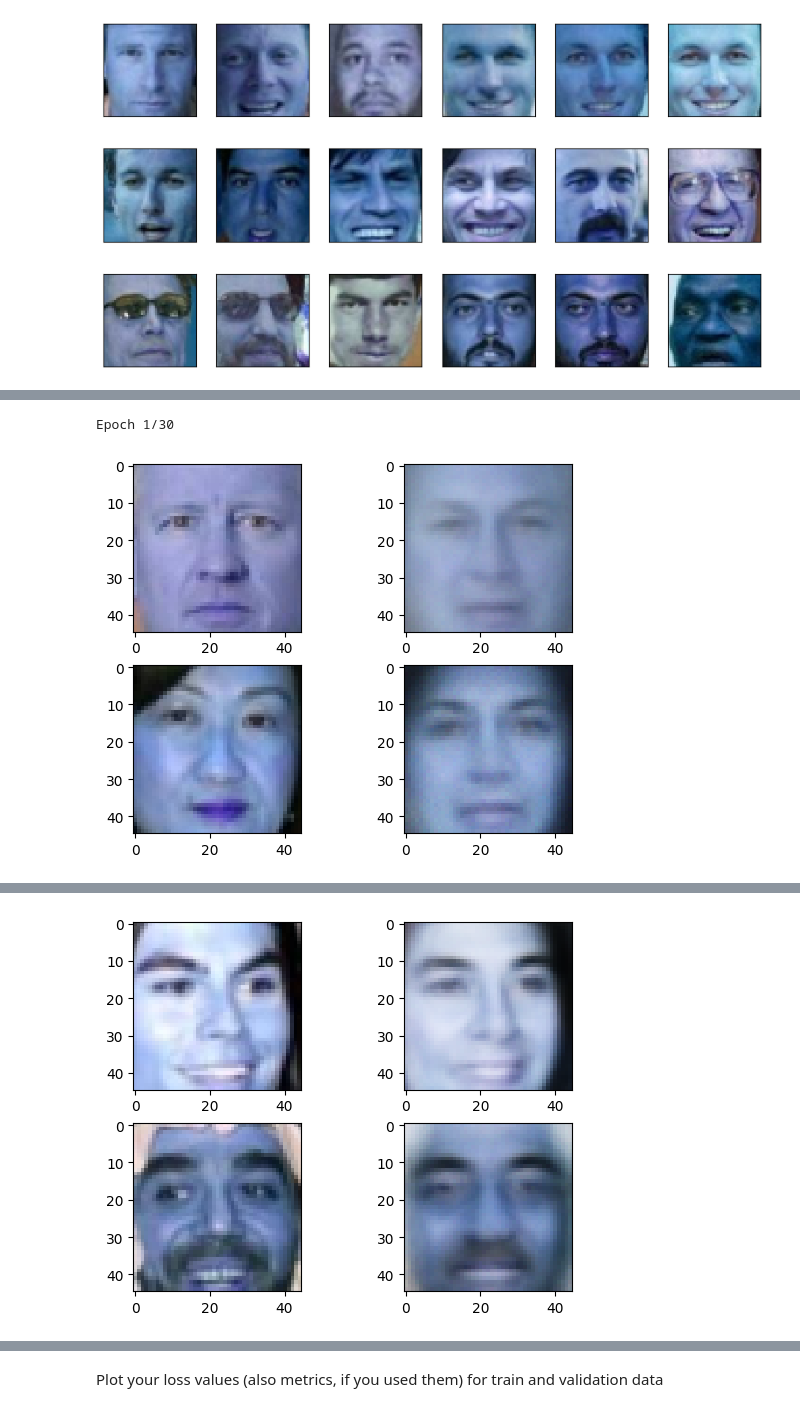
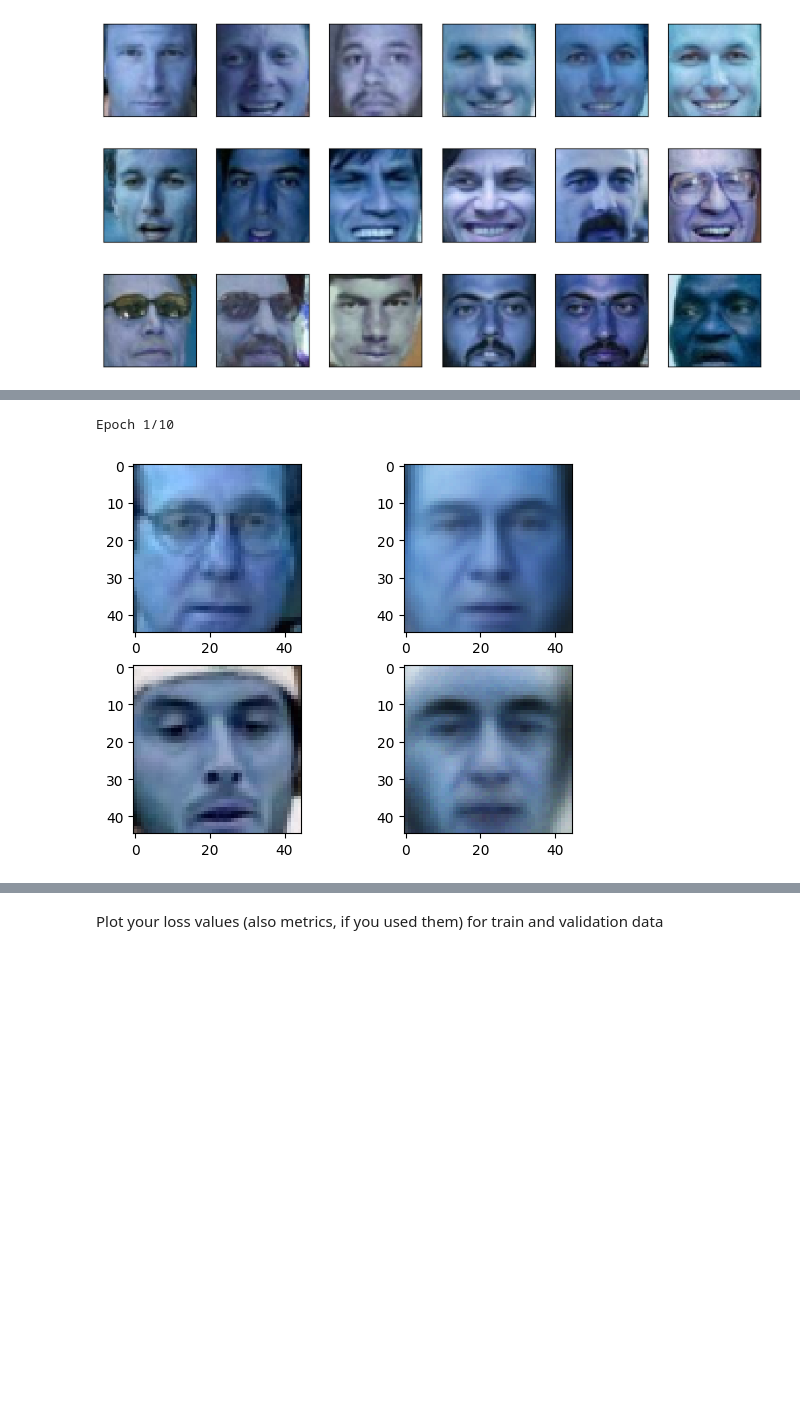
Before and after one commit to gayaneghazaryan/ACA_Advanced_ML_HW, a Jupyter notebook: ACA_VAE_Gayane_Ghazaryan.ipynb, the cells around one changed output, grey strips where cells are left out. Cells and saved outputs as stored; diff of their text form; code cells hidden in the pictures; blank space fills up the shorter version.

```diff
--- a/ACA_VAE_Gayane_Ghazaryan.ipynb
+++ b/ACA_VAE_Gayane_Ghazaryan.ipynb
@@ -147,13 +147,13 @@ model.build(input_shape=X_train.shape)
 # %%
 # Train your autoencoder
 # Add validation data
 # Visualize progress in reconstruction and loss decay
 history = model.fit(
     X_train, X_train,
-    epochs=30,
+    epochs=10,
     validation_data = (X_val, X_val),
     callbacks=[callback]
 )
 # %% [output]
-Epoch 1/30
+Epoch 1/10
-[figure, old version]
+[figure, new version]
@@ -180 +178,0 @@ Epoch 11/30
-[figure, removed]
```
Also changed, not shown: parts of 8 cells of this notebook.
